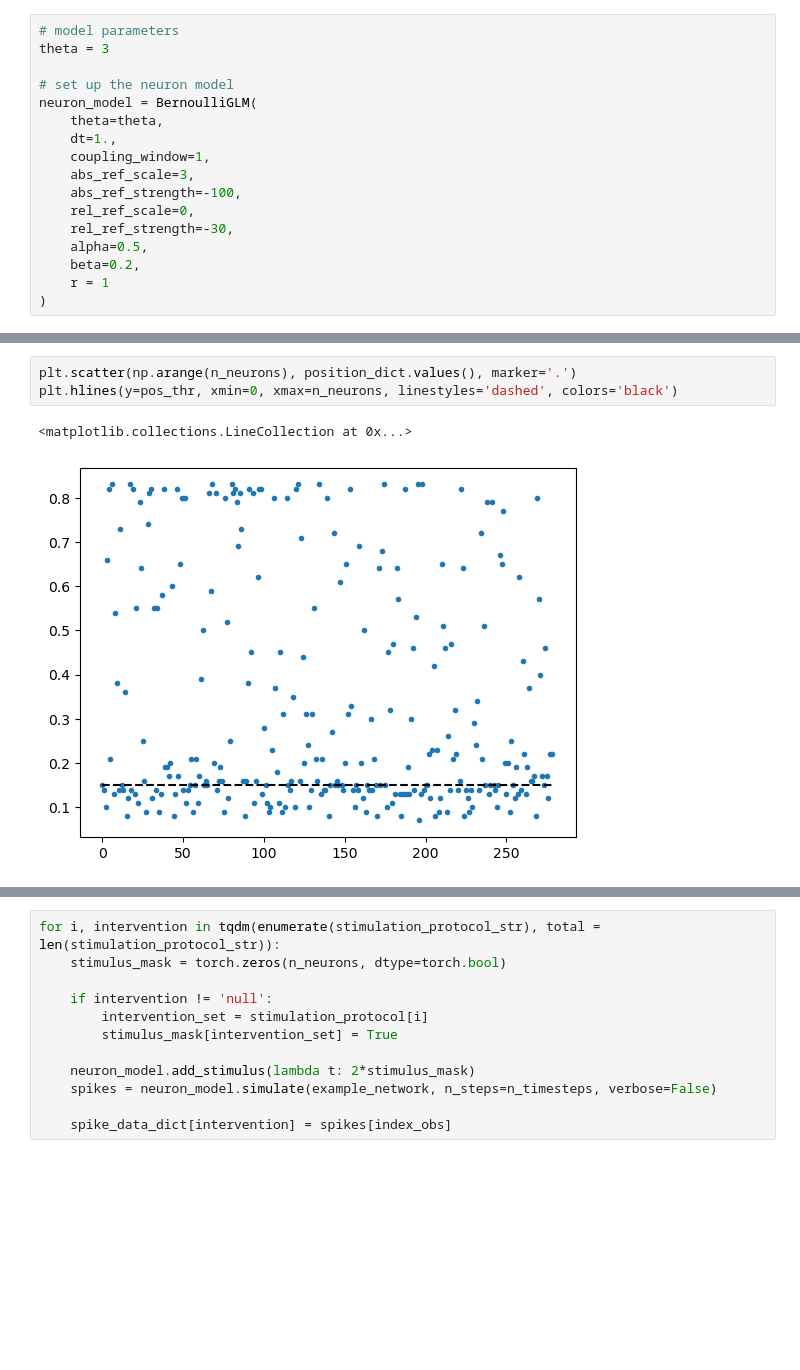
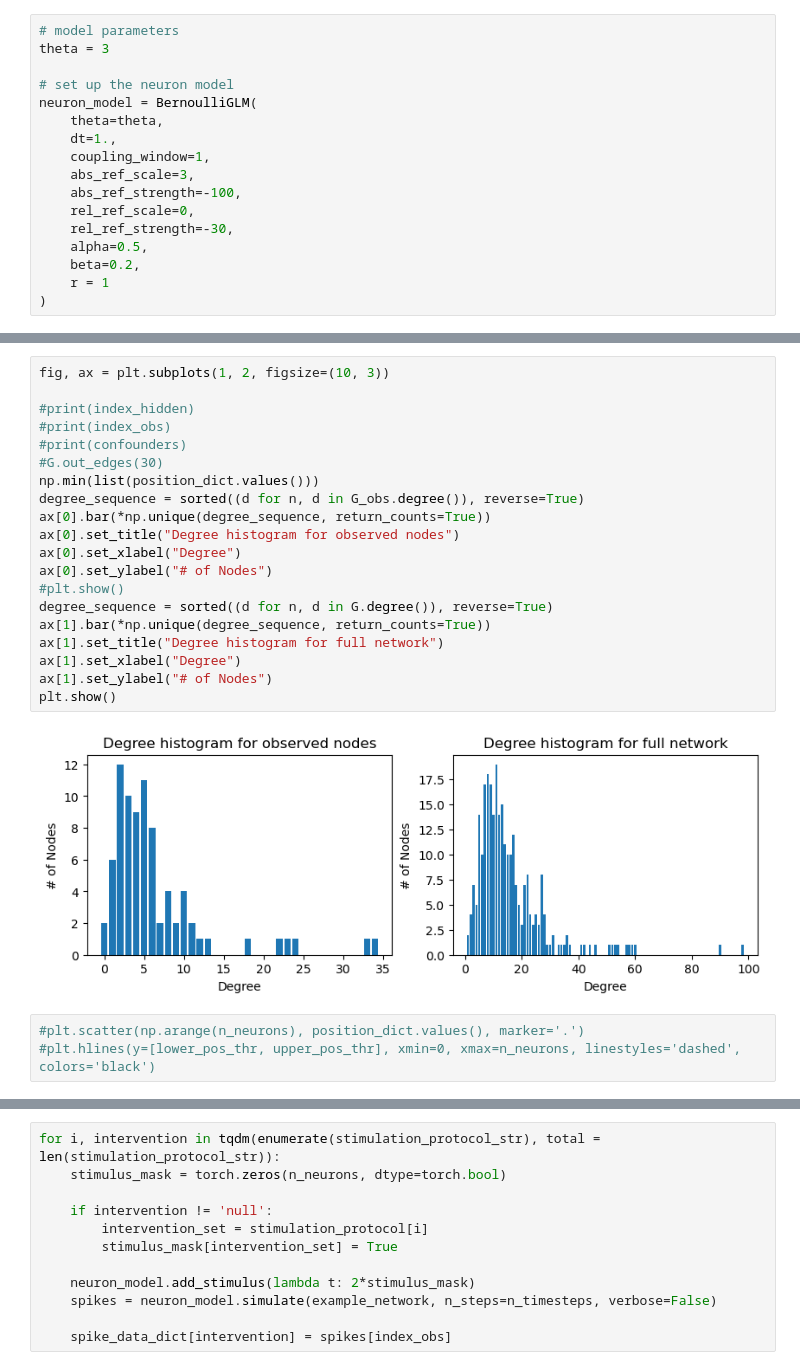
Before and after one commit to ungvilde/Causal-discovery, a Jupyter notebook: learn_c_elegans.ipynb, the cells around one changed output, grey strips where cells are left out. Drawn from its saved outputs; the diff is of its cells as text; blank space fills up the shorter version.

```diff
--- a/learn_c_elegans.ipynb
+++ b/learn_c_elegans.ipynb
@@ -78,9 +87,28 @@ num. confounding variables =  86
+# %%
+fig, ax = plt.subplots(1, 2, figsize=(10, 3))
+
+#print(index_hidden)
+#print(index_obs)
+#print(confounders)
+#G.out_edges(30)
+np.min(list(position_dict.values()))
+degree_sequence = sorted((d for n, d in G_obs.degree()), reverse=True)
+ax[0].bar(*np.unique(degree_sequence, return_counts=True))
+ax[0].set_title("Degree histogram for observed nodes")
+ax[0].set_xlabel("Degree")
+ax[0].set_ylabel("# of Nodes")
+#plt.show()
+degree_sequence = sorted((d for n, d in G.degree()), reverse=True)
+ax[1].bar(*np.unique(degree_sequence, return_counts=True))
+ax[1].set_title("Degree histogram for full network")
+ax[1].set_xlabel("Degree")
+ax[1].set_ylabel("# of Nodes")
+plt.show()
+# %% [output]
+[figure, added]
 # %%
-plt.scatter(np.arange(n_neurons), position_dict.values(), marker='.')
-plt.hlines(y=pos_thr, xmin=0, xmax=n_neurons, linestyles='dashed', colors='black')
+#plt.scatter(np.arange(n_neurons), position_dict.values(), marker='.')
+#plt.hlines(y=[lower_pos_thr, upper_pos_thr], xmin=0, xmax=n_neurons, linestyles='dashed', colors='black')
-# %% [output]
-<matplotlib.collections.LineCollection at 0x...>
-[figure, removed]
 # %%
 # visualisation of one of the networks generated
 fig, ax = plt.subplots(2, 2, figsize=(16, 16))
```
Also changed, not shown: parts of 13 cells of this notebook, 8 other files.
